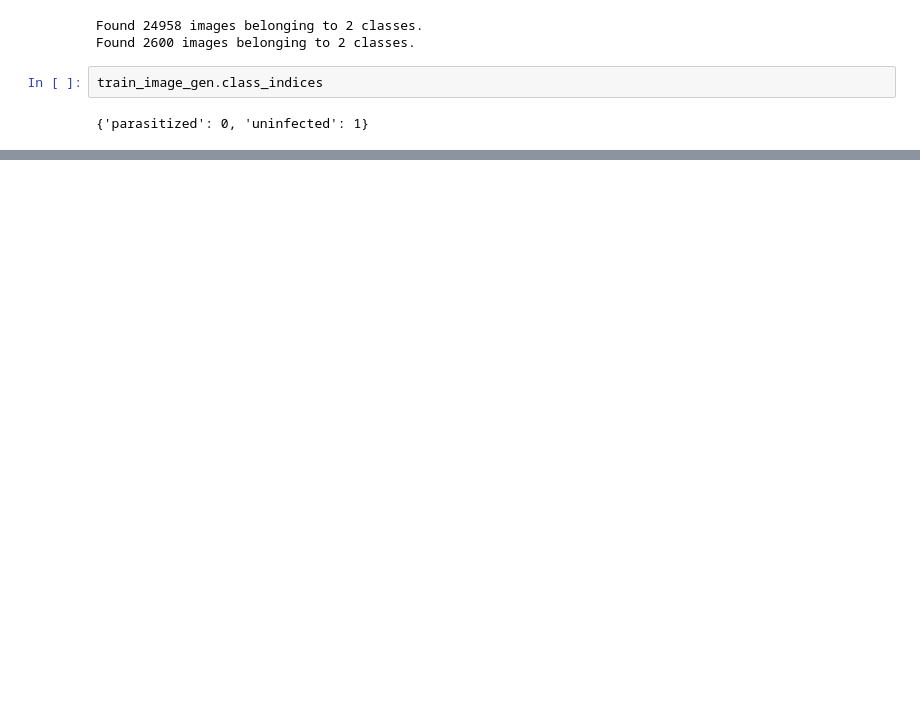
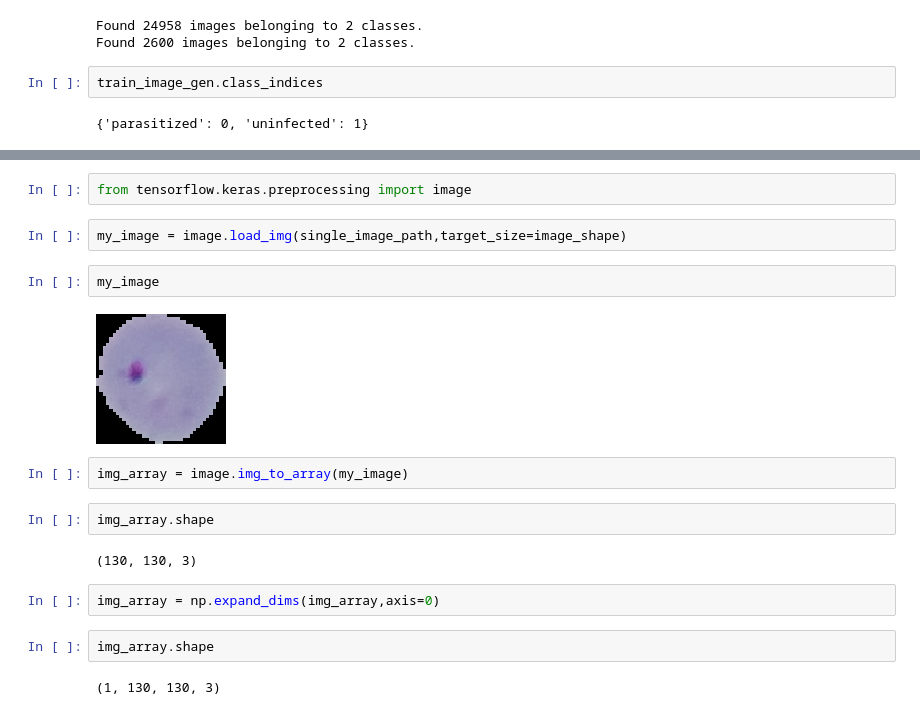
Before and after one commit to wereign/aera-vera-keras-nathu-geras, a Jupyter notebook: Real_Images.ipynb, the cells around one changed output, grey strips where cells are left out. Drawn from its saved outputs; the diff is of its cells as text; blank space fills up the shorter version.

```diff
--- a/Real_Images.ipynb
+++ b/Real_Images.ipynb
@@ -185,0 +264,20 @@ ValueError: could not broadcast input array from shape (130,130,3) into shape (1
+# %%
+from tensorflow.keras.preprocessing import image
+# %%
+my_image = image.load_img(single_image_path,target_size=image_shape)
+# %%
+my_image
+# %% [output]
+[figure, added]
+# %%
+img_array = image.img_to_array(my_image)
+# %%
+img_array.shape
+# %% [output]
+(130, 130, 3)
+# %%
+img_array = np.expand_dims(img_array,axis=0)
+# %%
+img_array.shape
+# %% [output]
+(1, 130, 130, 3)
```
Also changed, not shown: parts of 20 cells of this notebook.
